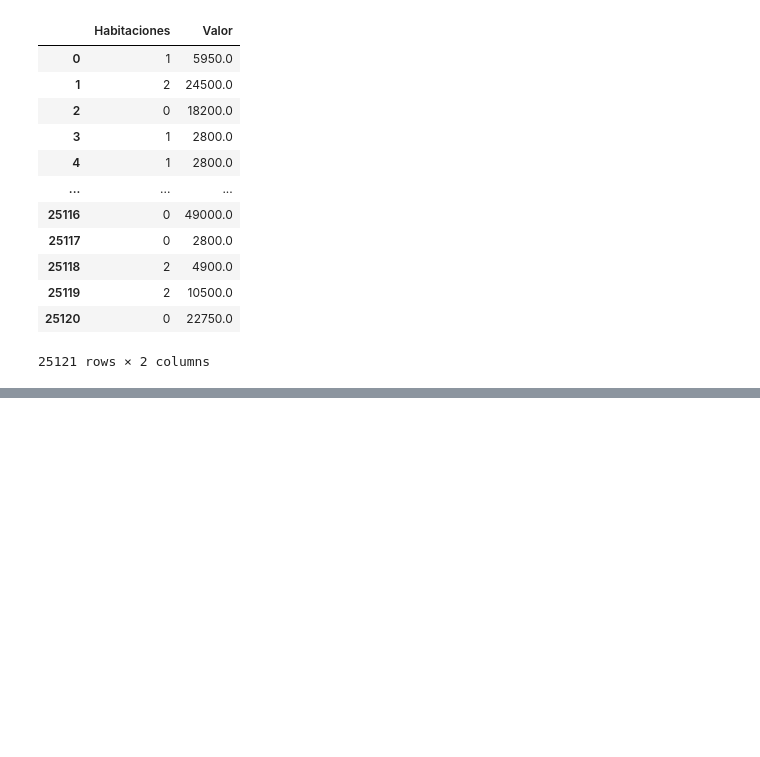
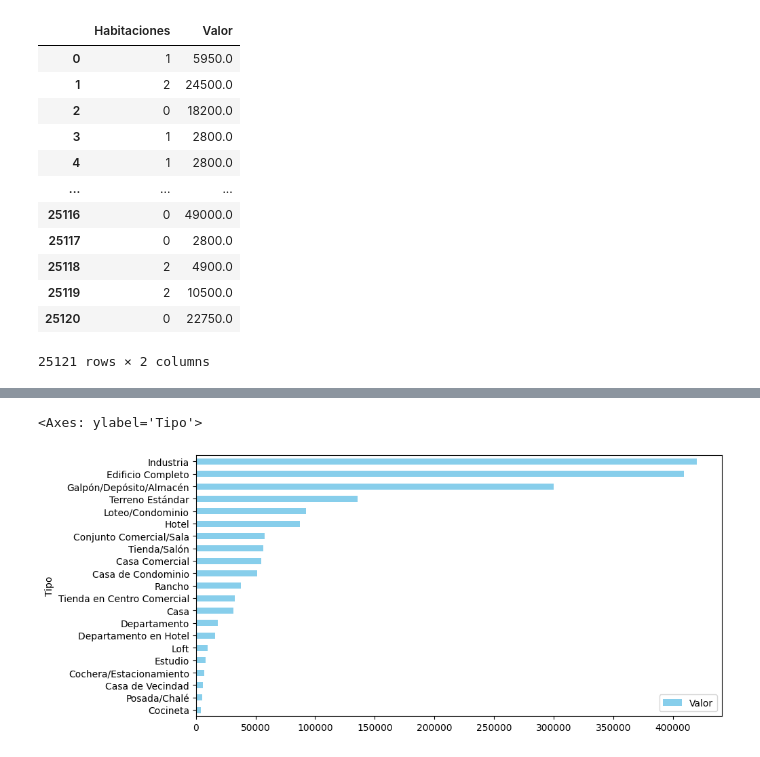
Before and after one commit to Monica-Restrepo/clases-programacion, a Jupyter notebook: inmuebles_cdmx.ipynb, the cells around one changed output, grey strips where cells are left out. Saved outputs shown, nothing was run; the diff lists cells and outputs as text; code cells hidden in the pictures; blank space fills up the shorter version.

```diff
--- a/inmuebles_cdmx.ipynb
+++ b/inmuebles_cdmx.ipynb
@@ -196,0 +279,8 @@ datos[['Habitaciones', 'Valor']]
+# %%
+# para hacer mas facil la visualización almacenamos los datos en una variable y así los podemos graficas
+
+df_tipo_precio = datos.groupby('Tipo')[['Valor']].mean().sort_values('Valor')
+df_tipo_precio.plot(kind='barh', figsize=(10,5), color='skyblue')
+# %% [output]
+<Axes: ylabel='Tipo'>
+[figure, added]
```
Also changed, not shown: parts of 22 cells of this notebook.
